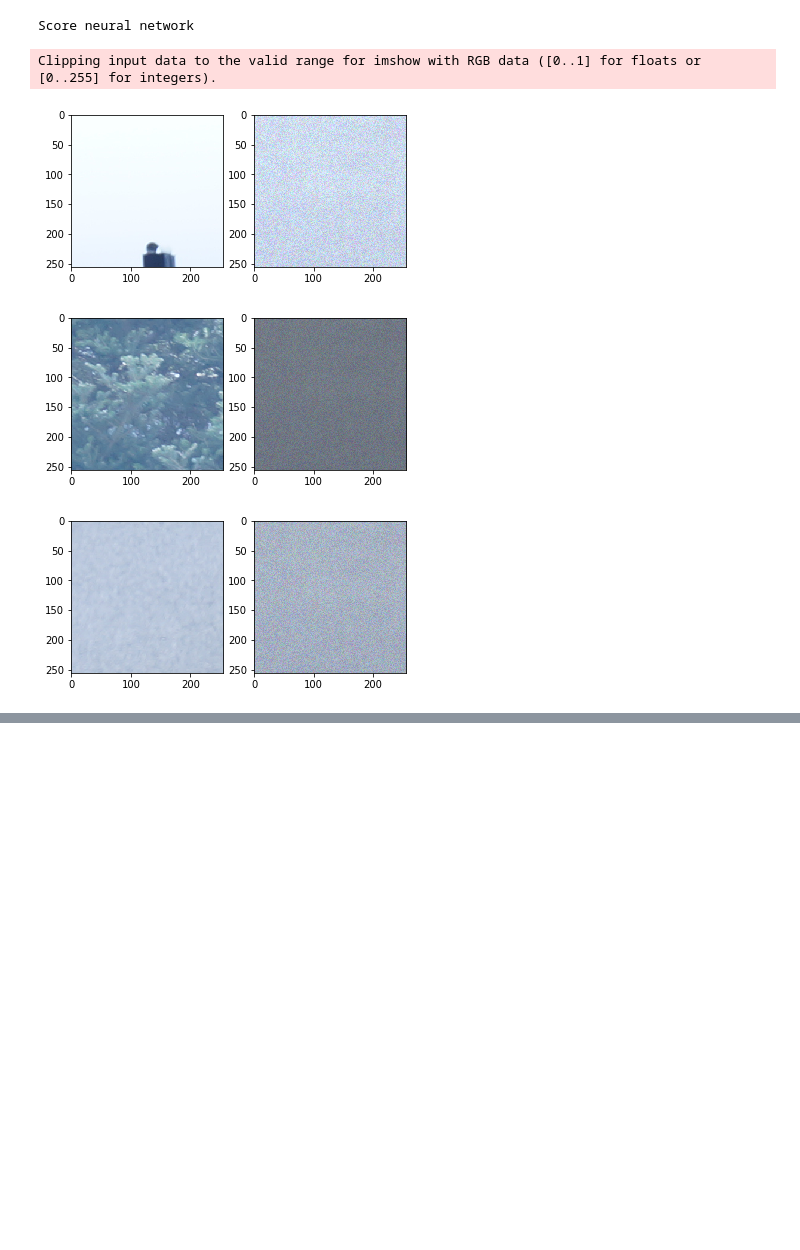
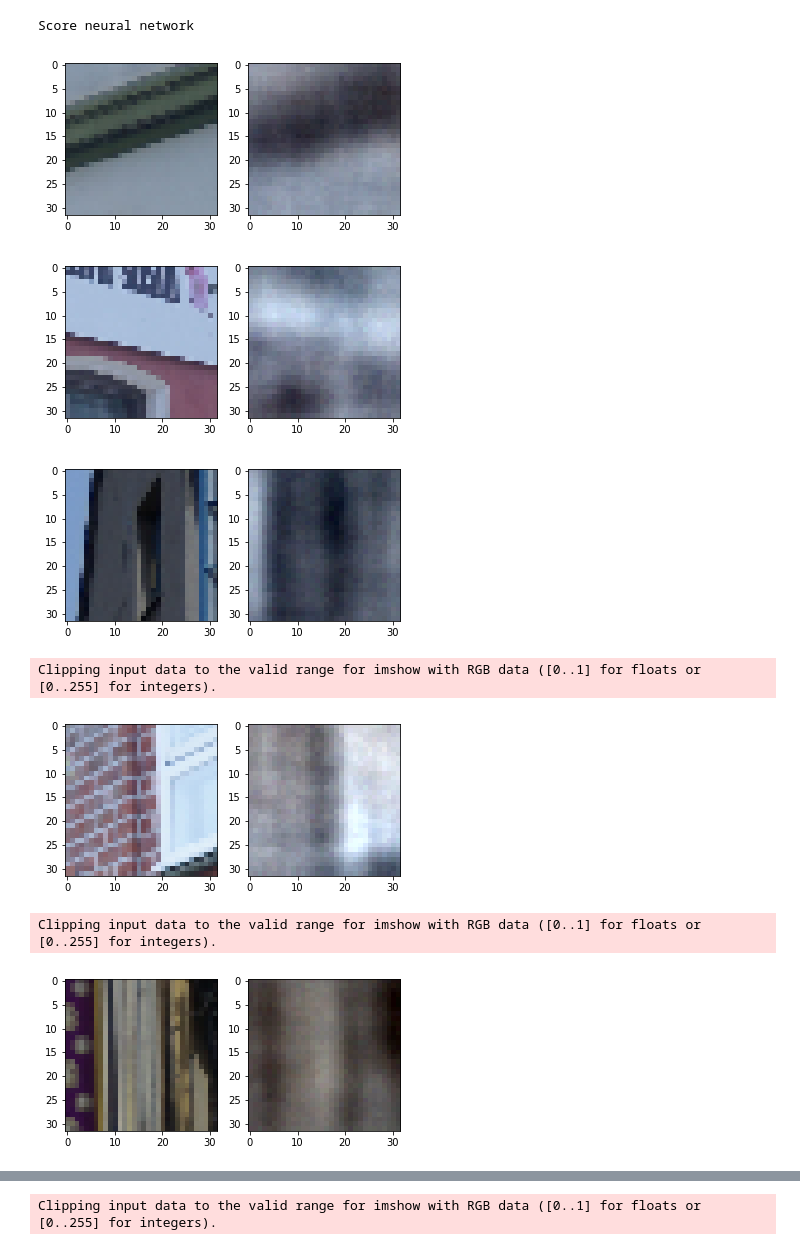
Before and after one commit to JimAlexBerger/bildebehandling, a Jupyter notebook: Sluttprosjekt/autoencoder-funker.ipynb, the cells around one changed output, grey strips where cells are left out. Drawn from its saved outputs; the diff is of its cells as text; code cells hidden in the pictures; blank space fills up the shorter version.

```diff
--- a/Sluttprosjekt/autoencoder-funker.ipynb
+++ b/Sluttprosjekt/autoencoder-funker.ipynb
@@ -6,7 +6,7 @@ import skimage
 # %%
 path = "croppedImages/"
 
-num = 500 #ca 80 000 in folder
+num = 24678 #ca 24 600 in folder
 
 dataset = []
 
@@ -24,6 +24,7 @@ random.shuffle(dataset)
 
 training = np.array(dataset [0:int(num*0.8)])
 testing = np.array(dataset [int(num*0.8):])
+dataset = np.array(dataset)
 
 print(training.shape)
 print(testing.shape)
@@ -33,11 +34,22 @@ print(testing.shape)
 # %%
+#Dense autencoder
+
 from tensorflow.keras.models import Sequential
 from tensorflow.keras.layers import Dense
+from tensorflow.keras.callbacks import TensorBoard
+import time
+
+NAME = 'Dense-AE-8x8-' + str(time.time())
+tensorboard = TensorBoard(log_dir='logs/' + NAME)
 
 model = Sequential()
 
 model.add(Dense(16*16*3, input_dim=training.shape[1], activation='relu'))
+model.add(Dense(8*8*3, activation='relu'))
+#model.add(Dense(4*4*3, activation='relu'))
+#model.add(Dense(8*8*3, activation='relu'))
+model.add(Dense(16*16*3, activation='relu'))
 model.add(Dense(training.shape[1])) # Multiple output neurons
 model.compile(loss='mean_squared_error', optimizer='adam')
-model.fit(training,training,batch_size = 64, verbose=1,epochs=5)
+model.fit(dataset,dataset,batch_size = 64, verbose=1,epochs=10, validation_split=0.01, callbacks=[tensorboard])
 # %% [output]
@@ -64,19 +74,22 @@ Epoch 5/5
 # %%
 from PIL import Image
 
 print("Score neural network")
 pred = model.predict(testing)
 
-cols,rows = 256,256
-for i in range(3):
+cols,rows = 32,32
+for i in range(10):
     predicted = pred[i].reshape(rows,cols,3)
     original = testing[i].reshape(rows,cols,3)
 
     skimage.io.imshow_collection([original,predicted])
     skimage.io.show()
 # %% [output]
 Score neural network
-Clipping input data to the valid range for imshow with RGB data ([0..1] for floats or [0..255] for integers).
-[figure, old version]
+[figure, new version]
-[figure, old version]
+[figure, new version]
-[figure, old version]
+[figure, new version]
+Clipping input data to the valid range for imshow with RGB data ([0..1] for floats or [0..255] for integers).
+[figure, added]
+Clipping input data to the valid range for imshow with RGB data ([0..1] for floats or [0..255] for integers).
+[figure, added]
@@ -82,0 +98 @@ Clipping input data to the valid range for imshow with RGB data ([0..1] for floa
+Clipping input data to the valid range for imshow with RGB data ([0..1] for floats or [0..255] for integers).
```
Also changed, not shown: parts of 5 cells of this notebook, 31 other files.
